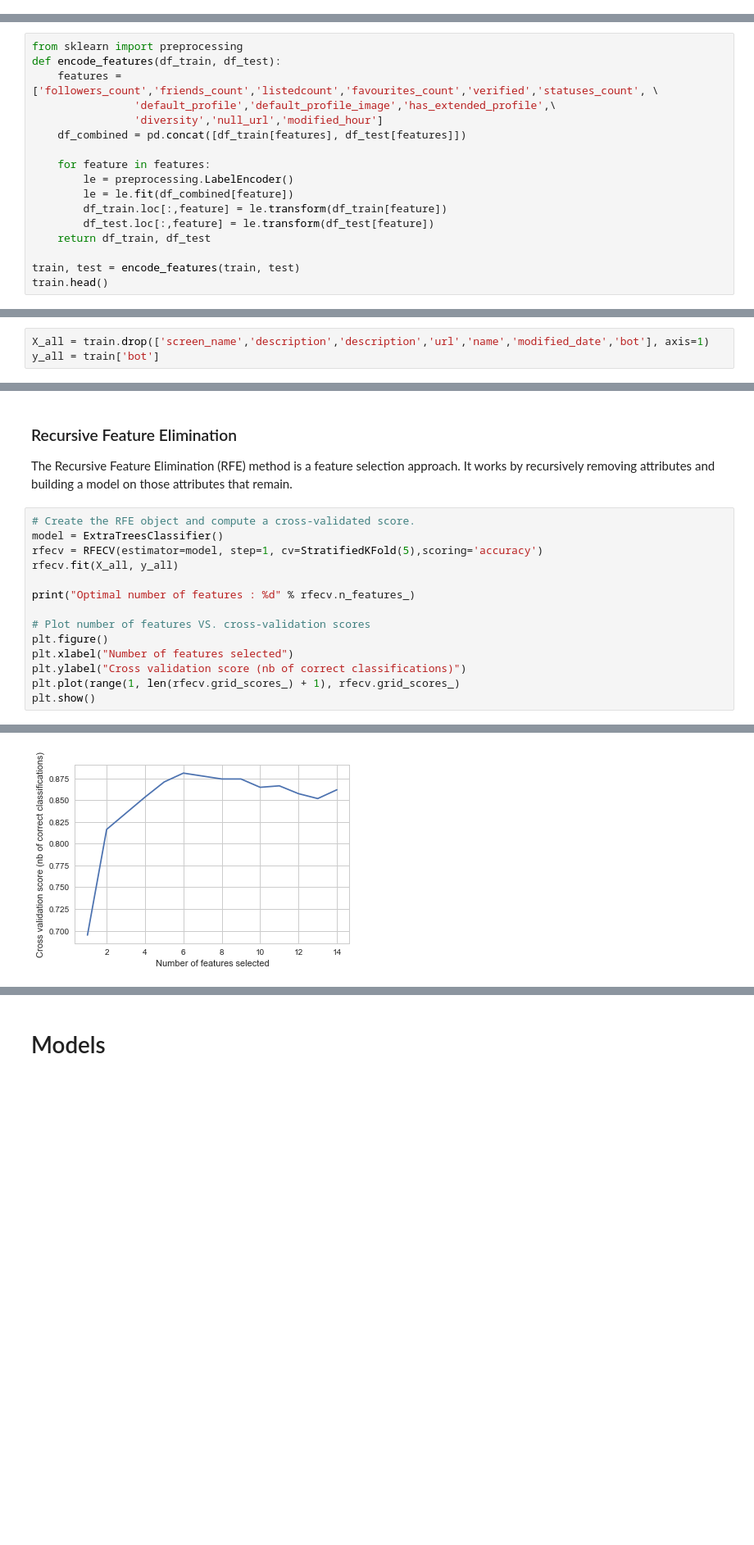
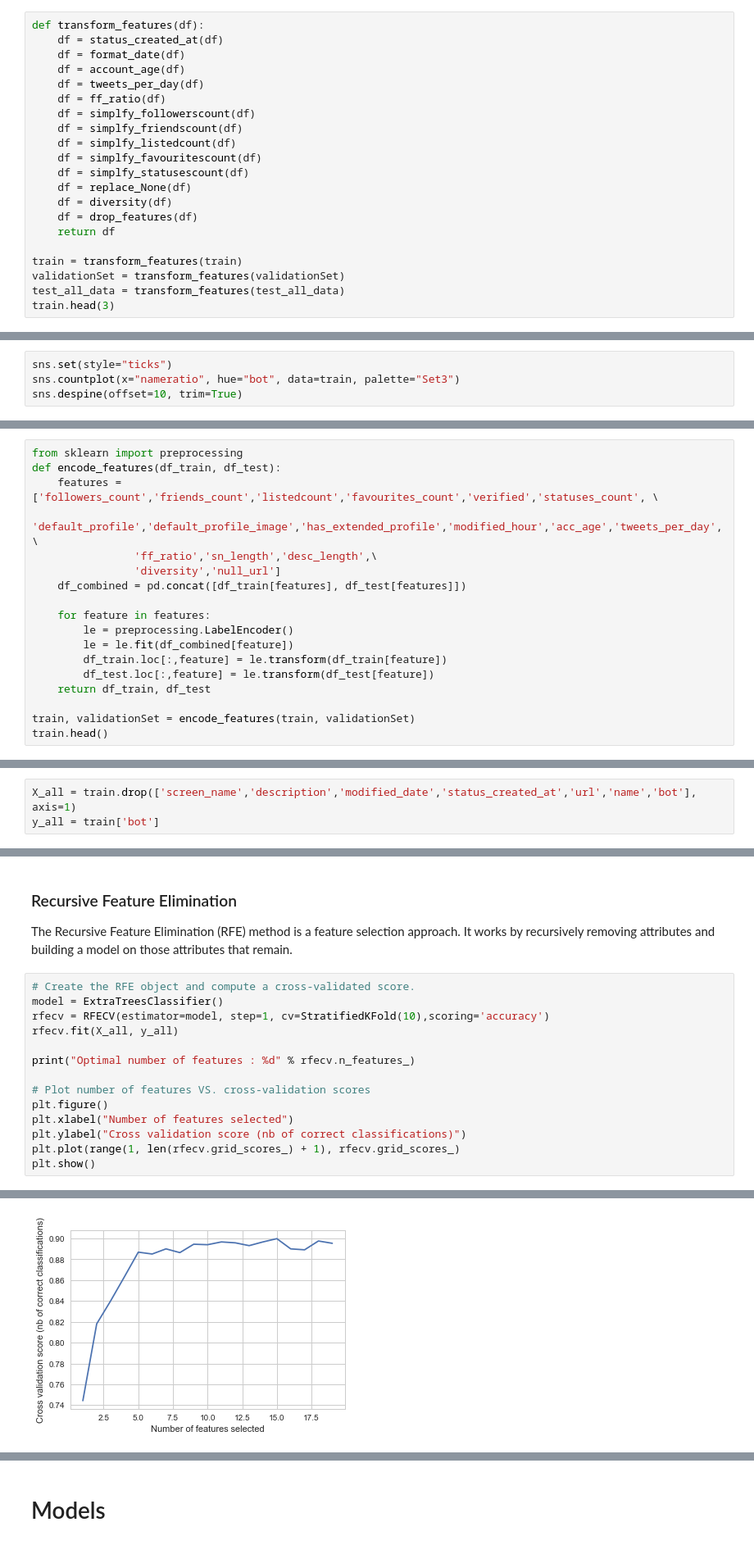
Before and after one commit to Vignesh6v/Twitter-BotorNot, a Jupyter notebook: Twitter_botorNot.ipynb, the cells around one changed output, grey strips where cells are left out. Shown: that part at 82% size. Cells and saved outputs as stored; diff of their text form; blank space fills up the shorter version.

```diff
--- a/Twitter_botorNot.ipynb
+++ b/Twitter_botorNot.ipynb
@@ -259,0 +300,21 @@ See the caveats in the documentation: http://pandas.pydata.org/pandas-docs/stabl
+# %%
+def transform_features(df):
+    df = status_created_at(df)
+    df = format_date(df)
+    df = account_age(df)
+    df = tweets_per_day(df)
+    df = ff_ratio(df)
+    df = simplfy_followerscount(df)
+    df = simplfy_friendscount(df)
+    df = simplfy_listedcount(df)
+    df = simplfy_favouritescount(df)
+    df = simplfy_statusescount(df)
+    df = replace_None(df)
+    df = diversity(df)
+    df = drop_features(df)
+    return df
+
+train = transform_features(train)
+validationSet = transform_features(validationSet)
+test_all_data = transform_features(test_all_data)
+train.head(3)
@@ -297,0 +382,4 @@ plt.title("No.of Empty URLs")
+# %%
+sns.set(style="ticks")
+sns.countplot(x="nameratio", hue="bot", data=train, palette="Set3")
+sns.despine(offset=10, trim=True)
@@ -303,8 +393,9 @@ The LabelEncoder in Scikit-learn will convert each unique string value into a nu
 from sklearn import preprocessing
 def encode_features(df_train, df_test):
     features = ['followers_count','friends_count','listedcount','favourites_count','verified','statuses_count', \
-                'default_profile','default_profile_image','has_extended_profile',\
-                'diversity','null_url','modified_hour']
+                'default_profile','default_profile_image','has_extended_profile','modified_hour','acc_age','tweets_per_day',\
+                'ff_ratio','sn_length','desc_length',\
+                'diversity','null_url']
     df_combined = pd.concat([df_train[features], df_test[features]])
 
     for feature in features:
@@ -314,7 +405,7 @@ def encode_features(df_train, df_test):
         df_test.loc[:,feature] = le.transform(df_test[feature])
     return df_train, df_test
 
-train, test = encode_features(train, test)
+train, validationSet = encode_features(train, validationSet)
 train.head()
 # %% [output]
 |  | screen_name | description | url | followers_count | friends_count | listedcount | favourites_count | ... |
@@ -326,5 +418,5 @@ train.head()
 # %%
-X_all = train.drop(['screen_name','description','description','url','name','modified_date','bot'], axis=1)
+X_all = train.drop(['screen_name','description','modified_date','status_created_at','url','name','bot'], axis=1)
 y_all = train['bot']
 # %%
 X_all.shape, y_all.shape
@@ -351,7 +443,7 @@ The Recursive Feature Elimination (RFE) method is a feature selection approach.
 # %%
 # Create the RFE object and compute a cross-validated score.
 model = ExtraTreesClassifier()
-rfecv = RFECV(estimator=model, step=1, cv=StratifiedKFold(5),scoring='accuracy')
+rfecv = RFECV(estimator=model, step=1, cv=StratifiedKFold(10),scoring='accuracy')
 rfecv.fit(X_all, y_all)
 
 print("Optimal number of features : %d" % rfecv.n_features_)
@@ -367,2 +459,2 @@ Optimal number of features : 6
-[figure, old version]
+[figure, new version]
 # %% [markdown]
```
Also changed, not shown: parts of 66 cells of this notebook, 9 other files.
